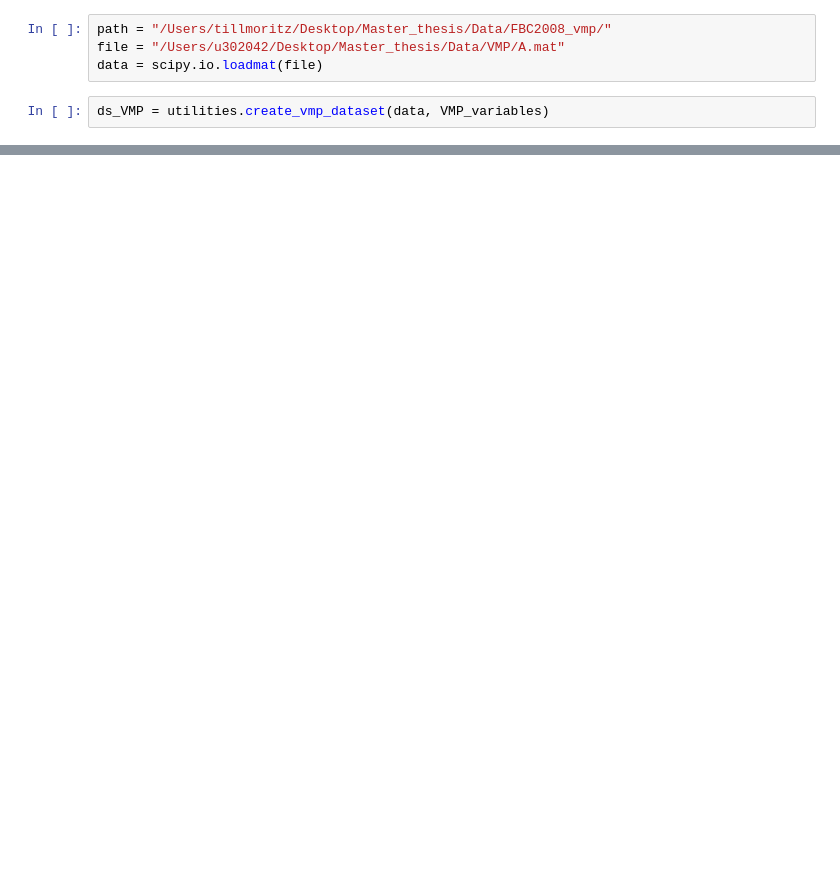
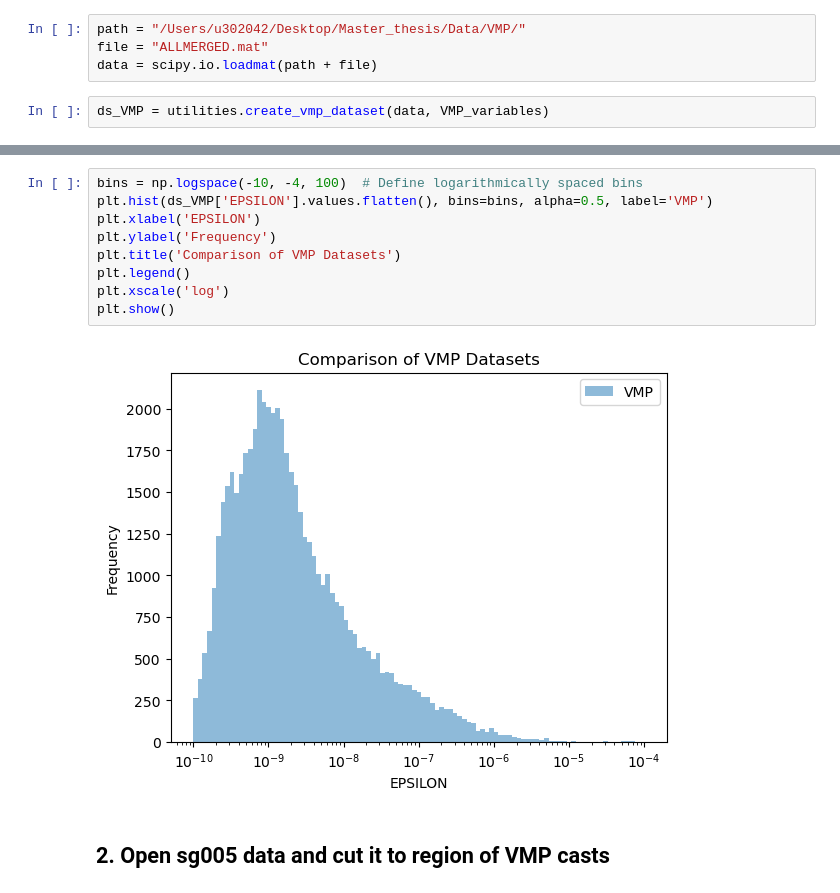
Before and after one commit to tillmrtz/dissipationIFR, a Jupyter notebook: notebooks/compare_LEM_VMP.ipynb, the cells around one changed output, grey strips where cells are left out. Drawn from its saved outputs; the diff is of its cells as text; blank space fills up the shorter version.

Commit message:
Added selecting VMP and glider data in region of interest

```diff
--- a/notebooks/compare_LEM_VMP.ipynb
+++ b/notebooks/compare_LEM_VMP.ipynb
@@ -11,8 +20,8 @@ from dissipationIFR import utilities
 # %% [markdown]
 ## 1. Converting VMP data to netCDF format
 # %%
-path = "/Users/tillmoritz/Desktop/Master_thesis/Data/FBC2008_vmp/"
-file = "/Users/u302042/Desktop/Master_thesis/Data/VMP/A.mat"
-data = scipy.io.loadmat(file)
+path = "/Users/u302042/Desktop/Master_thesis/Data/VMP/"
+file = "ALLMERGED.mat"
+data = scipy.io.loadmat(path + file)
 # %%
 ds_VMP = utilities.create_vmp_dataset(data, VMP_variables)
@@ -40,0 +44,13 @@ Data variables:
+# %%
+bins = np.logspace(-10, -4, 100)  # Define logarithmically spaced bins
+plt.hist(ds_VMP['EPSILON'].values.flatten(), bins=bins, alpha=0.5, label='VMP')
+plt.xlabel('EPSILON')
+plt.ylabel('Frequency')
+plt.title('Comparison of VMP Datasets')
+plt.legend()
+plt.xscale('log')
+plt.show()
+# %% [output]
+[figure, added]
+# %% [markdown]
+## 2. Open sg005 data and cut it to region of VMP casts
```
Also changed, not shown: parts of 9 cells of this notebook, 4 other files.
